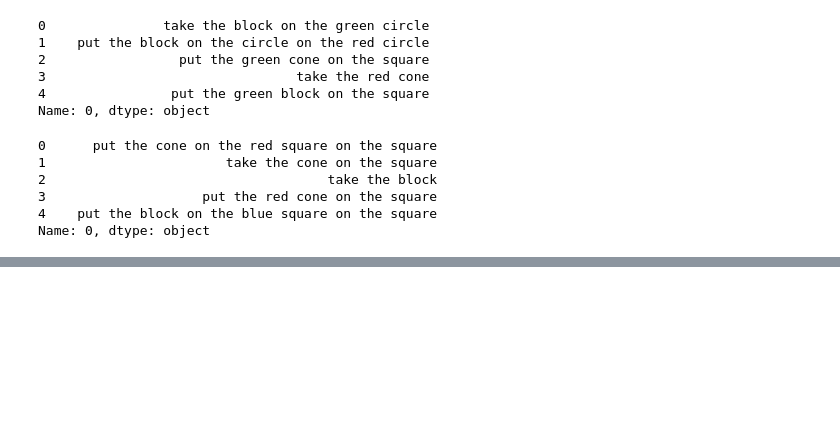
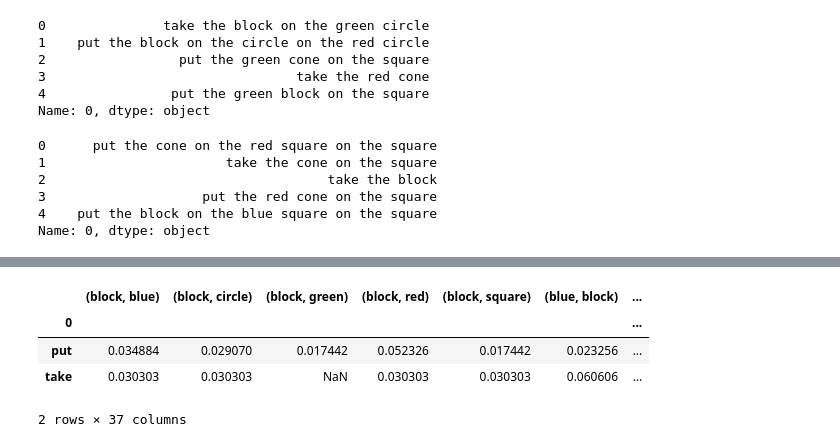
Before and after one commit to ThuwarakeshM/SindhuNLP, a Jupyter notebook: src/Analysis.ipynb, the cells around one changed output, grey strips where cells are left out. Drawn from its saved outputs; the diff is of its cells as text; code cells hidden in the pictures; blank space fills up the shorter version.

```diff
--- a/src/Analysis.ipynb
+++ b/src/Analysis.ipynb
@@ -60,0 +161,8 @@ x_test = test.map(lambda x: x.split()[1:])
+# %%
+bigram_wcounts.div(bigram_total_wcount, axis=0)
+# %% [output]
+|  | (block, blue) | (block, circle) | (block, green) | (block, red) | (block, square) | (blue, block) | ... |
+| 0 |  |  |  |  |  |  | ... |
+| put | 0.034884 | 0.029070 | 0.017442 | 0.052326 | 0.017442 | 0.023256 | ... |
+| take | 0.030303 | 0.030303 | NaN | 0.030303 | 0.030303 | 0.060606 | ... |
+2 rows × 37 columns
```
Also changed, not shown: parts of 22 cells of this notebook.
